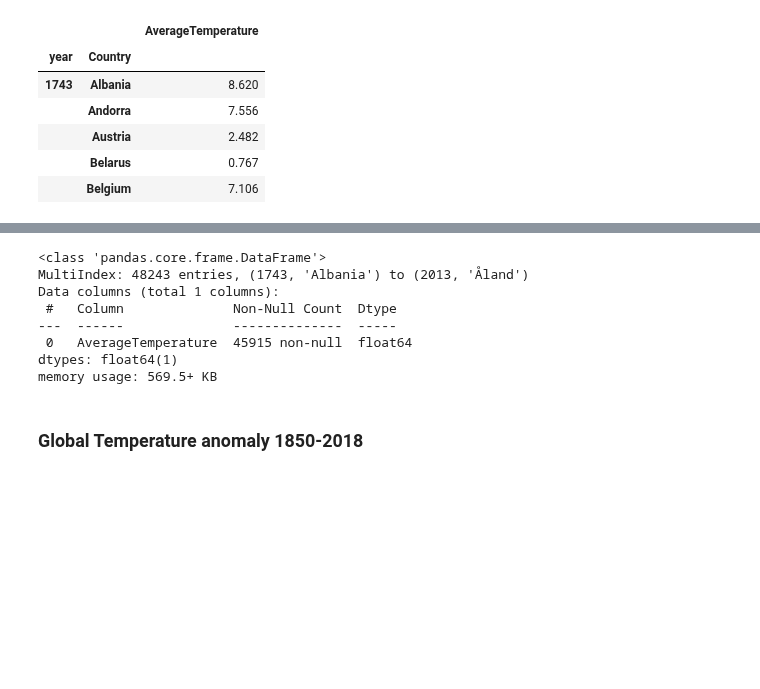
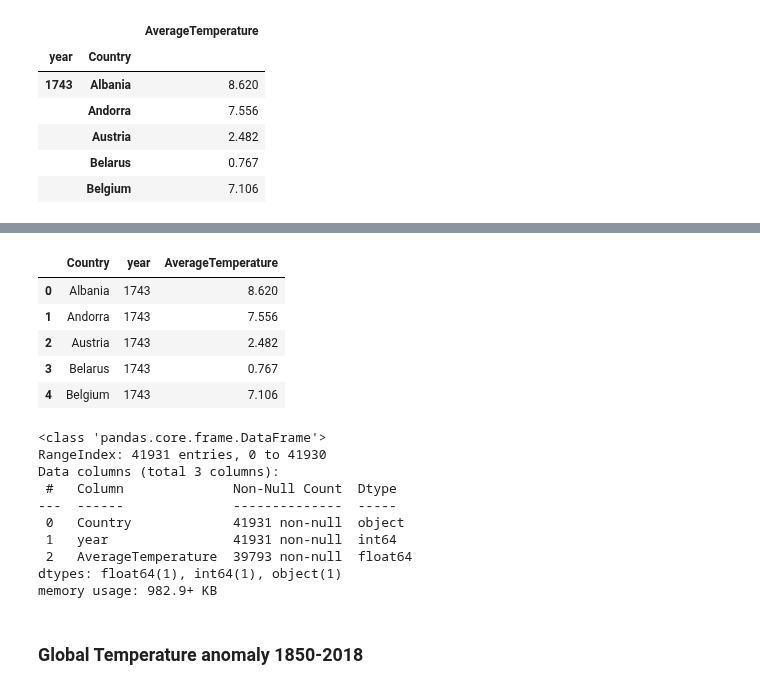
Before and after one commit to ta-data-bcn/Project-Week-8-Final-Project, a Jupyter notebook: your-project/Data Gathering.ipynb, the cells around one changed output, grey strips where cells are left out. Drawn from its saved outputs; the diff is of its cells as text; code cells hidden in the pictures; blank space fills up the shorter version.

```diff
--- a/your-project/Data Gathering.ipynb
+++ b/your-project/Data Gathering.ipynb
@@ -336,3 +356,11 @@ temperature.head()
+# %%
+non_wanted = ['Åland','Africa','Asia','Baker Island','Denmark','Federated States Of Micronesia','France', 'French Guiana', 'French Polynesia',
+            'French Southern And Antarctic Lands','Gaza Strip','Guadeloupe', 'Guam','Guernsey','Heard Island And Mcdonald Islands','Isle Of Man','Jersey','Kingman Reef',
+             'Montserrat','Netherlands (Europe)','Niue','North America','New Caledonia','Northern Mariana Islands','Oceania',
+             'Palmyra Atoll','Saint Barthélemy','American Samoa','South America','South Georgia And The South Sandwich Isla',
+             'Svalbard And Jan Mayen','Turks And Caicas Islands','United Kingdom','Western Sahara']
+for region in non_wanted:
+    temperature = temperature[temperature.Country != region]
 # %%
 annual_temperature = temperature[['year', 'Country','AverageTemperature']].groupby(['year','Country']).agg({'AverageTemperature':'mean'})
 annual_temperature.head()
@@ -344,3 +372,5 @@ annual_temperature.head()
 |  | Austria | 2.482 |
 |  | Belarus | 0.767 |
 |  | Belgium | 7.106 |
+# %%
+annual_temperature.reset_index(level=0, inplace=True)
@@ -347,14 +387,27 @@ annual_temperature.head()
+# %%
+annual_temperature.reset_index(level=0, inplace=True)
+# %%
+annual_temperature.head()
+# %% [output]
+|  | Country | year | AverageTemperature |
+| 0 | Albania | 1743 | 8.620 |
+| 1 | Andorra | 1743 | 7.556 |
+| 2 | Austria | 1743 | 2.482 |
+| 3 | Belarus | 1743 | 0.767 |
+| 4 | Belgium | 1743 | 7.106 |
 # %%
 annual_temperature.info()
 # %% [output]
 <class 'pandas.core.frame.DataFrame'>
-MultiIndex: 48243 entries, (1743, 'Albania') to (2013, 'Åland')
-Data columns (total 1 columns):
+RangeIndex: 41931 entries, 0 to 41930
+Data columns (total 3 columns):
  #   Column              Non-Null Count  Dtype
 ---  ------              --------------  -----
- 0   AverageTemperature  45915 non-null  float64
-dtypes: float64(1)
-memory usage: 569.5+ KB
+ 0   Country             41931 non-null  object
+ 1   year                41931 non-null  int64
+ 2   AverageTemperature  39793 non-null  float64
+dtypes: float64(1), int64(1), object(1)
+memory usage: 982.9+ KB
 # %% [markdown]
 ### Global Temperature anomaly 1850-2018
 # %%
```
Also changed, not shown: parts of 2 cells of this notebook.
